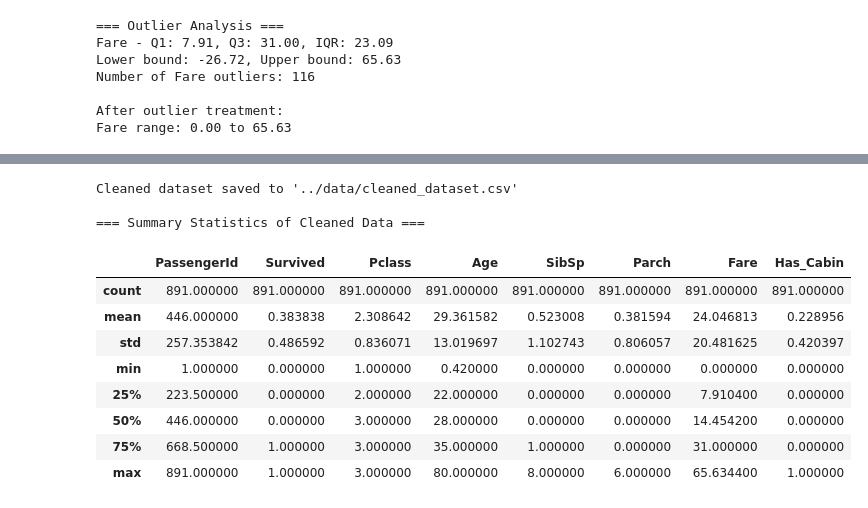
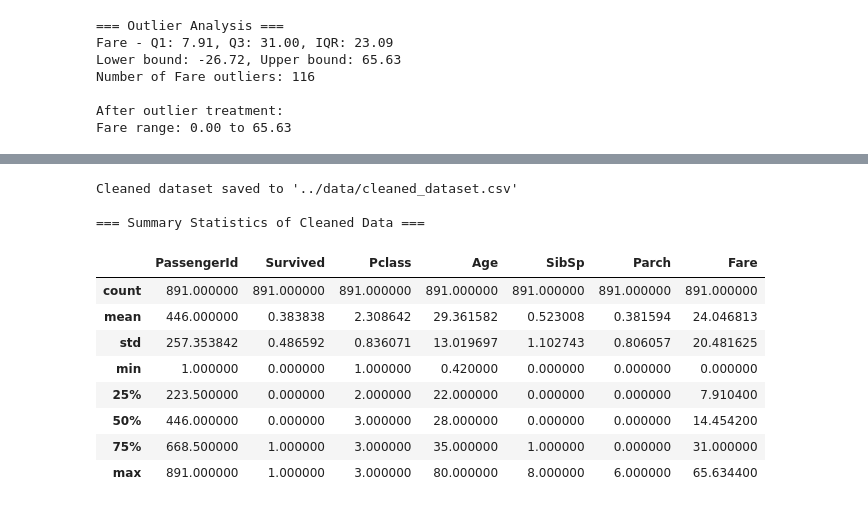
Before and after one commit to Archdel2/csc172-data-cleaning-ciano, a Jupyter notebook: notebooks/data_cleaning.ipynb, the cells around one changed output, grey strips where cells are left out. Saved outputs shown, nothing was run; the diff lists cells and outputs as text; code cells hidden in the pictures.

Commit message:
changed method of saving cabin data

```diff
--- a/notebooks/data_cleaning.ipynb
+++ b/notebooks/data_cleaning.ipynb
@@ -66,27 +151,29 @@ print(f"Dataset shape: {df.shape}")
 print("Missing values per column:")
 print(df.isnull().sum())
 
-# AI Prompt: "Generate Pandas code to handle missing values in Titanic dataset for Age, Cabin, and Embarked columns appropriately"
-
-# AI Response suggested:
+# Approach (updated):
 # - Age: Fill with median (less sensitive to outliers)
-# - Cabin: Too many missing, consider dropping or creating 'Has_Cabin' feature
+# - Cabin: Fill missing with string 'None'
 # - Embarked: Fill with mode (most frequent)
+# - Title: Extract from Name; remove honorific tokens from Name but keep Title column
 
 # Handle Age - fill with median
 age_median = df['Age'].median()
+age_missing_before = df['Age'].isnull().sum()
 df['Age'] = df['Age'].fillna(age_median)
-print(f"Filled {df['Age'].isnull().sum()} missing Age values with median: {age_median}")
+age_filled_count = age_missing_before
+print(f"Filled {age_filled_count} missing Age values with median: {age_median}")
 
 # Handle Embarked - fill with mode
 embarked_mode = df['Embarked'].mode()[0]
+embarked_missing_before = df['Embarked'].isnull().sum()
 df['Embarked'] = df['Embarked'].fillna(embarked_mode)
-print(f"Filled {df['Embarked'].isnull().sum()} missing Embarked values with mode: {embarked_mode}")
+embarked_filled_count = embarked_missing_before
+print(f"Filled {embarked_filled_count} missing Embarked values with mode: {embarked_mode}")
 
-# Handle Cabin - create Has_Cabin feature and drop original column
-df['Has_Cabin'] = df['Cabin'].notna().astype(int)
-df = df.drop('Cabin', axis=1)
-print("Created 'Has_Cabin' feature and dropped 'Cabin' column")
+# Handle Cabin - keep column, fill missing with 'None'
+df['Cabin'] = df['Cabin'].fillna('None')
+print("Filled missing 'Cabin' with 'None'")
 
 print("\nAfter handling missing values:")
 print(f"Dataset shape: {df.shape}")
@@ -147,16 +234,19 @@ print("Sex:", df['Sex'].unique())
 print("Embarked:", df['Embarked'].unique())
 
 # Fix Name column formatting
-df['Name'] = df['Name'].str.title()
-
-# Create Title feature from Name
-df['Title'] = df['Name'].str.extract(' ([A-Za-z]+)\.', expand=False)
+# Extract Title first, then strip honorific from Name
+# Use raw string to avoid invalid escape warnings
+df['Title'] = df['Name'].str.extract(r' ([A-Za-z]+)\.', expand=False)
 df['Title'] = df['Title'].replace(['Lady', 'Countess','Capt', 'Col', 'Don', 'Dr',
                                     'Major', 'Rev', 'Sir', 'Jonkheer', 'Dona'], 'Rare')
 df['Title'] = df['Title'].replace('Mlle', 'Miss')
 df['Title'] = df['Title'].replace('Ms', 'Miss')
 df['Title'] = df['Title'].replace('Mme', 'Mrs')
 
+# Clean Name: title case and remove the honorific token like ' Mr.' or ' Mrs.'
+df['Name'] = df['Name'].str.title()
+df['Name'] = df['Name'].str.replace(r'\s(Mr|Mrs|Miss|Master|Rare)\.', '', regex=True)
+
 print("\nTitle distribution:")
 print(df['Title'].value_counts())
 # %% [output]
@@ -253,21 +357,26 @@ Sample of cleaned data:
 # %%
 ## 9. Save Cleaned Dataset
+# Ensure Has_Cabin is not present before saving
+if 'Has_Cabin' in df.columns:
+    df = df.drop('Has_Cabin', axis=1)
+
 df.to_csv("../data/cleaned_dataset.csv", index=False)
 print("Cleaned dataset saved to '../data/cleaned_dataset.csv'")
 
 # Save summary statistics
 print("\n=== Summary Statistics of Cleaned Data ===")
-df.describe()
+from IPython.display import display
+display(df.describe())
 # %% [output]
 Cleaned dataset saved to '../data/cleaned_dataset.csv'
 
 === Summary Statistics of Cleaned Data ===
-|  | PassengerId | Survived | Pclass | Age | SibSp | Parch | Fare | Has_Cabin |
-| count | 891.000000 | 891.000000 | 891.000000 | 891.000000 | 891.000000 | 891.000000 | 891.000000 | 891.000000 |
-| mean | 446.000000 | 0.383838 | 2.308642 | 29.361582 | 0.523008 | 0.381594 | 24.046813 | 0.228956 |
-| std | 257.353842 | 0.486592 | 0.836071 | 13.019697 | 1.102743 | 0.806057 | 20.481625 | 0.420397 |
-| min | 1.000000 | 0.000000 | 1.000000 | 0.420000 | 0.000000 | 0.000000 | 0.000000 | 0.000000 |
-| 25% | 223.500000 | 0.000000 | 2.000000 | 22.000000 | 0.000000 | 0.000000 | 7.910400 | 0.000000 |
-| 50% | 446.000000 | 0.000000 | 3.000000 | 28.000000 | 0.000000 | 0.000000 | 14.454200 | 0.000000 |
-| 75% | 668.500000 | 1.000000 | 3.000000 | 35.000000 | 1.000000 | 0.000000 | 31.000000 | 0.000000 |
-| max | 891.000000 | 1.000000 | 3.000000 | 80.000000 | 8.000000 | 6.000000 | 65.634400 | 1.000000 |
+|  | PassengerId | Survived | Pclass | Age | SibSp | Parch | Fare |
+| count | 891.000000 | 891.000000 | 891.000000 | 891.000000 | 891.000000 | 891.000000 | 891.000000 |
+| mean | 446.000000 | 0.383838 | 2.308642 | 29.361582 | 0.523008 | 0.381594 | 24.046813 |
+| std | 257.353842 | 0.486592 | 0.836071 | 13.019697 | 1.102743 | 0.806057 | 20.481625 |
+| min | 1.000000 | 0.000000 | 1.000000 | 0.420000 | 0.000000 | 0.000000 | 0.000000 |
+| 25% | 223.500000 | 0.000000 | 2.000000 | 22.000000 | 0.000000 | 0.000000 | 7.910400 |
+| 50% | 446.000000 | 0.000000 | 3.000000 | 28.000000 | 0.000000 | 0.000000 | 14.454200 |
+| 75% | 668.500000 | 1.000000 | 3.000000 | 35.000000 | 1.000000 | 0.000000 | 31.000000 |
+| max | 891.000000 | 1.000000 | 3.000000 | 80.000000 | 8.000000 | 6.000000 | 65.634400 |
```
Also changed, not shown: parts of 9 cells of this notebook, 2 other files.
